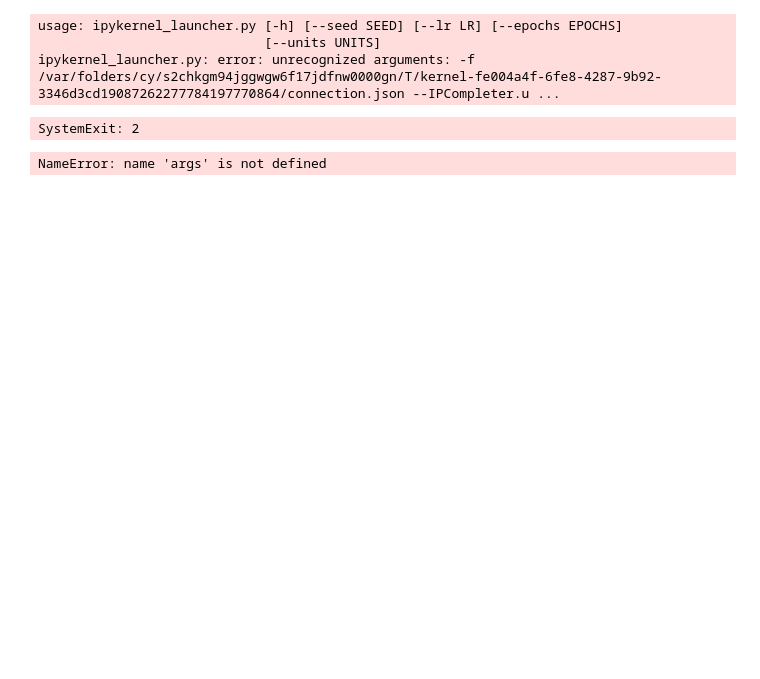
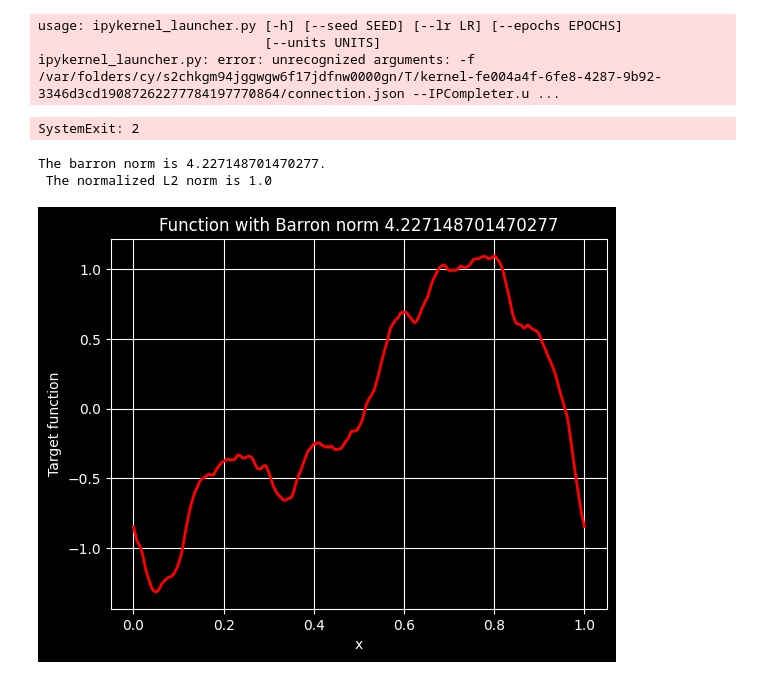
Before and after one commit to francescacannata/Neural-Net-Thesis-, a Jupyter notebook: files/Example Codes/ToughApprox.ipynb, the cells around one changed output. Cells and saved outputs as stored; diff of their text form; code cells hidden in the pictures; blank space fills up the shorter version.

Commit message:
Target function change + learning rate history + best model saving

```diff
--- a/files/Example Codes/ToughApprox.ipynb
+++ b/files/Example Codes/ToughApprox.ipynb
@@ -32,43 +32,60 @@ SystemExit: 2
 # %%
 """------------------------------------------
  Goal: Create a function hard to approximate
        with two frequency components
 ---------------------------------------------"""
 # In order to have the same random generation each time (both in numpy and pytorch)
-np.random.seed(args.seed)
-torch.manual_seed(args.seed)
+np.random.seed(0)
+torch.manual_seed(0)
 
 # Parameters
 N = 2**10
-s=1                 # power for the weight
-omega1 = 1          # low frequency
-omega2 = 10         # high frequency
-phi1 = np.random.uniform(0, 2*math.pi)  # phase shift
-phi2 = np.random.uniform(0, 2*math.pi)  # phase shift
-w1 = (1+np.abs(omega1)**2)**(s/2)            # weight function
-w2 = (1+np.abs(omega2)**2)**(s/2)            # weight function
-F1 = 0.5                                     # amplitude
-F2 = np.sqrt(1-F1**2)                        # amplitude -> Normalization : F1^2 + F2^2 = 1 (Parseval's theorem)
+n = int(N/2)
+alpha = 1
+beta = 2.1      # beta > 2 for having a finite Barron norm
+omega = np.arange(1, n+1)                   # low and high frequencies
+phi = np.random.uniform(0, 2*math.pi, size=n)     # phase shift
+w = 1+np.abs(omega)                                # weight function
+c = alpha / w**beta                                 # ansatz for the amplitude
 
 # Evaluate the Barron norm (p = 1)
-barron_norm = F1*w1 + F2*w2
+barron_norm = np.sum(w * np.abs(c))
+
+# Evaluate the L2 norm
+L2_norm = np.sum(np.square(c))
+
+# Normalize the L2 norm -> \sum_{i = 1}^{n} |c_i| = 1 => \alpha_{norm} = 1 / np.sqrt(np.sum(np.square(1.0 / (w ** beta))))
+alpha_norm = 1 / np.sqrt(np.sum(np.square(1.0 / (w ** beta))))
+c_normalized = alpha_norm / w**beta
+L2_norm_normalized = np.sum(np.square(c_normalized))
+
+# Print the norms
+print(f'The barron norm is {barron_norm}. \n The normalized L2 norm is {L2_norm_normalized}')
 
 # Spatial domain
-x = torch.linspace(-1,1,N).view(-1, 1)
+x = torch.linspace(0,1,N).view(-1, 1)
 
-# Create the function we want to approximate
-y = F1 * torch.sin(2*math.pi*omega1*x + phi1) + F2 * torch.sin(2*math.pi*omega2*x + phi2)
+# Numpy Array -> torch tensor
+omega_tensor =  torch.from_numpy(omega).view(1, -1)
+phi_tensor = torch.from_numpy(phi).view(1, -1)
+c_tensor = torch.from_numpy(c_normalized).view(1, -1)
+
+# Create the target function that we want to approximate
+y = torch.sum(c_tensor * torch.sin(2*math.pi*omega_tensor*x + phi_tensor), dim=1)
+
 
 # Visualization
 fig = plt.figure(1)
 plt.plot(x, y, color='red', linewidth=2)
 plt.title(f'Function with Barron norm {barron_norm}')
 plt.xlabel('x')
 plt.ylabel('Target function')
 plt.grid(True)
-plt.close()
+#plt.close()
 # %% [output]
-NameError: name 'args' is not defined
+The barron norm is 4.227148701470277.
+ The normalized L2 norm is 1.0
+[figure, added]
 # %%
 """----------------------------------
  Goal: Build the SNN and train it
```
Also changed, not shown: 1 other file.
